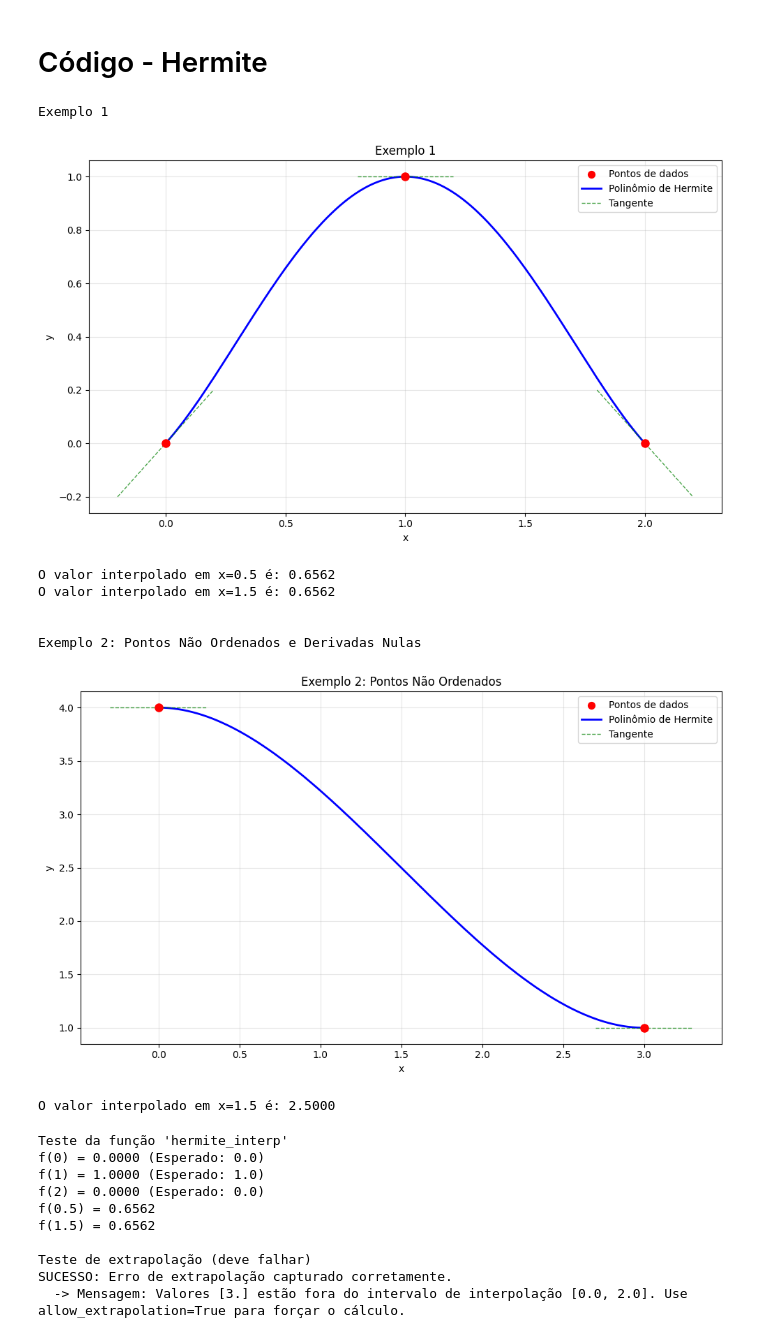
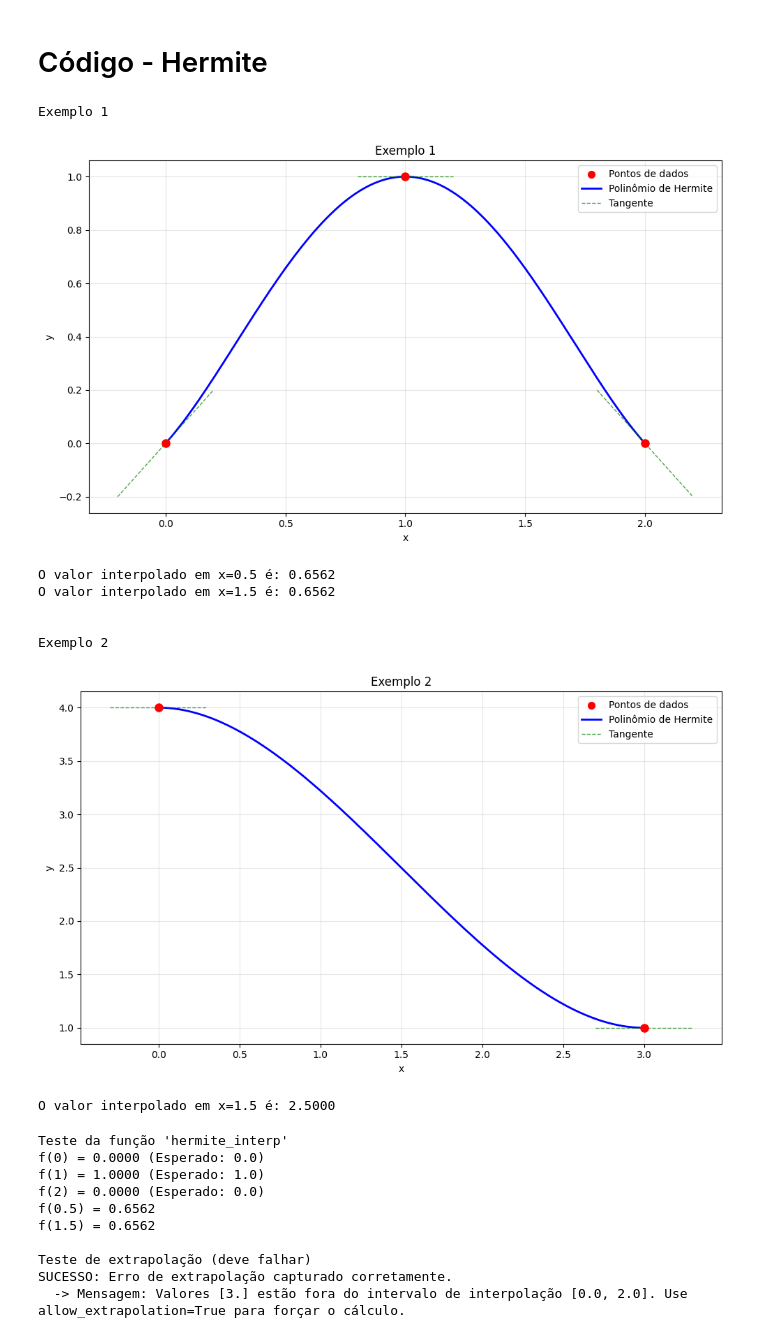
Before and after one commit to vrsmic/CB2325NumericaG1, a Jupyter notebook: src/CB2325NumericaG1/interpolacao/interpolacao.ipynb, the cells around one changed output. Saved outputs shown, nothing was run; the diff lists cells and outputs as text; code cells hidden in the pictures.

```diff
--- a/src/CB2325NumericaG1/interpolacao/interpolacao.ipynb
+++ b/src/CB2325NumericaG1/interpolacao/interpolacao.ipynb
@@ -221,36 +221,36 @@ def hermite_interp_com_plot(x_pontos: list, y_pontos: list, dy_pontos: list,
 # %%
 print("Exemplo 1")
 
 x1 = [0, 1, 2]
 y1 = [0, 1, 0]
 dy1 = [1, 0, -1]
 
 p1 = hermite_interp_com_plot(x1, y1, dy1, titulo="Exemplo 1")
 
 if p1:
     print(f"O valor interpolado em x=0.5 é: {p1(0.5):.4f}")
     print(f"O valor interpolado em x=1.5 é: {p1(1.5):.4f}")
 
 print("\n")
-print("Exemplo 2: Pontos Não Ordenados e Derivadas Nulas")
+print("Exemplo 2")
 
 x2 = [3, 0]
 y2 = [1, 4]
 dy2 = [0, 0]
 
-p2 = hermite_interp_com_plot(x2, y2, dy2, titulo="Exemplo 2: Pontos Não Ordenados")
+p2 = hermite_interp_com_plot(x2, y2, dy2, titulo="Exemplo 2")
 
 if p2:
     print(f"O valor interpolado em x=1.5 é: {p2(1.5):.4f}")
 # %% [output]
 Exemplo 1
 [figure]
 O valor interpolado em x=0.5 é: 0.6562
 O valor interpolado em x=1.5 é: 0.6562
 
 
-Exemplo 2: Pontos Não Ordenados e Derivadas Nulas
+Exemplo 2
-[figure, old version]
+[figure, new version]
 O valor interpolado em x=1.5 é: 2.5000
 # %%
 print("Teste da função 'hermite_interp'")
```
Also changed, not shown: parts of 1 cell of this notebook.
